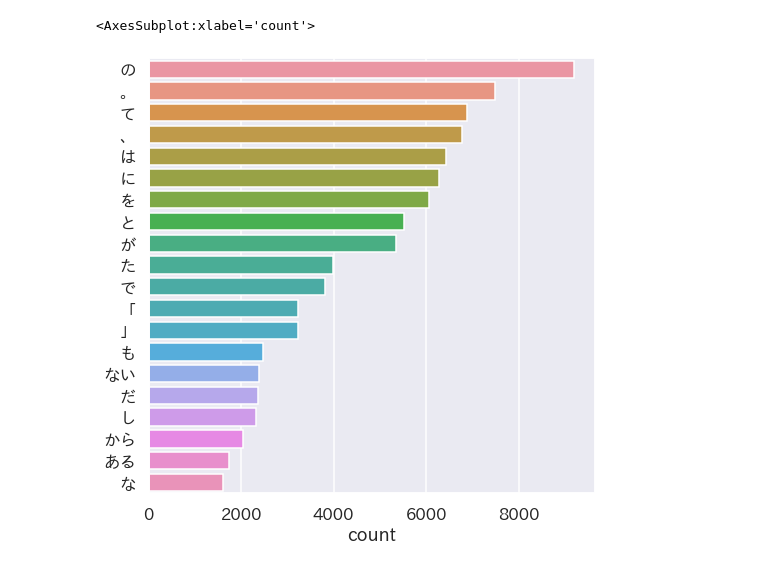
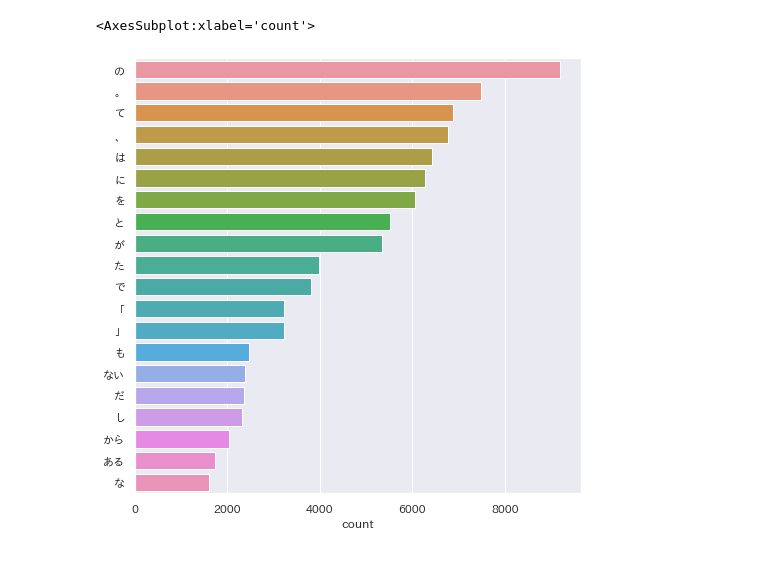
Before and after one commit to Lemond-sp/nlp100v20, a Jupyter notebook: ch04/test36.ipynb, the cells around one changed output. Cells and saved outputs as stored; diff of their text form; code cells hidden in the pictures.

```diff
--- a/ch04/test36.ipynb
+++ b/ch04/test36.ipynb
@@ -20,12 +20,12 @@ c = collections.Counter(words)
 # %%
 import seaborn as sns
 import matplotlib.pyplot as plt
 import japanize_matplotlib
-sns.set(context="talk")
+sns.set(context="notebook")
 japanize_matplotlib.japanize()
 fig = plt.subplots(figsize=(8, 8))
 
 sns.countplot(y=words,order=[i[0] for i in c.most_common(20)])
 # %% [output]
 <AxesSubplot:xlabel='count'>
-[figure, old version]
+[figure, new version]
```
